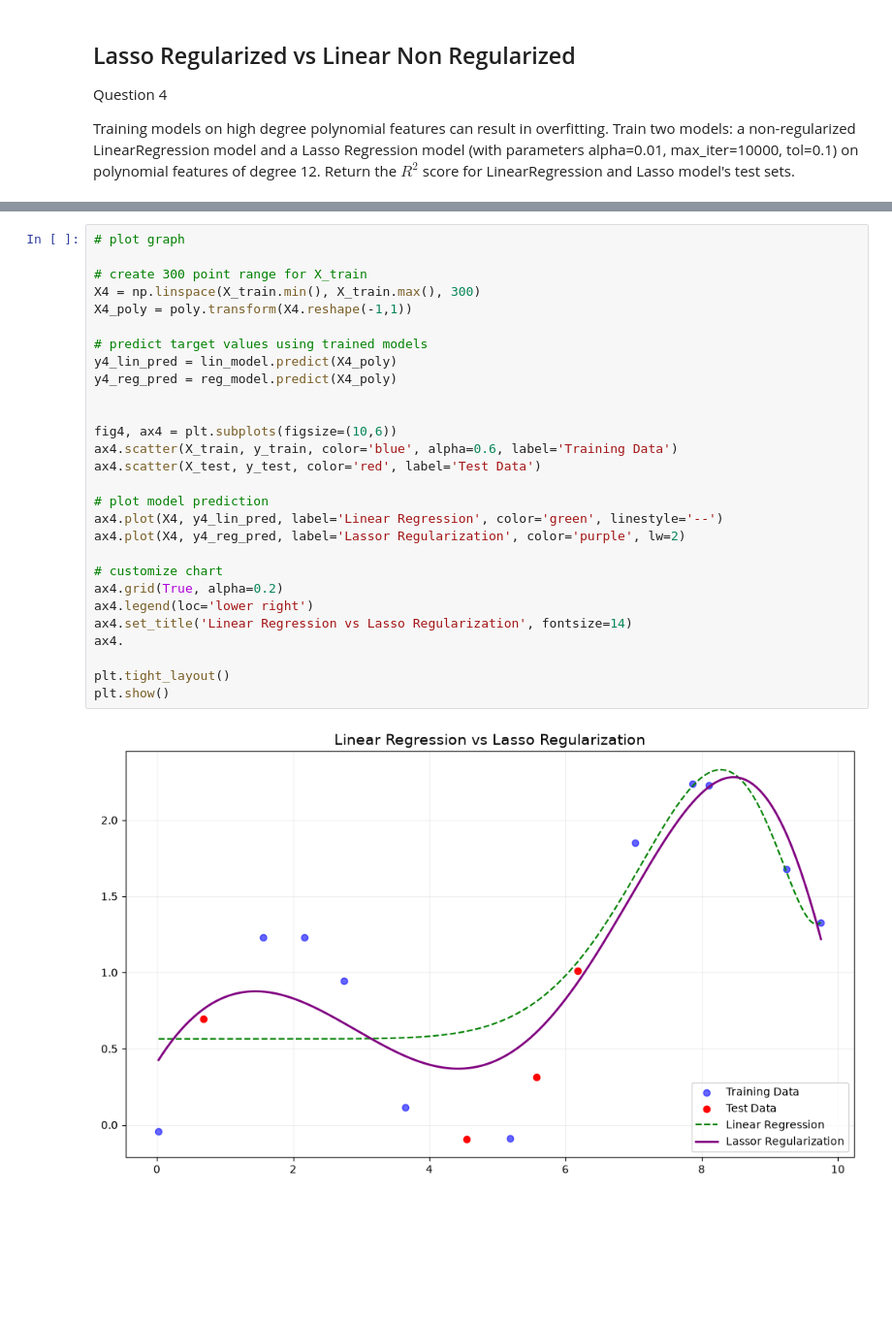
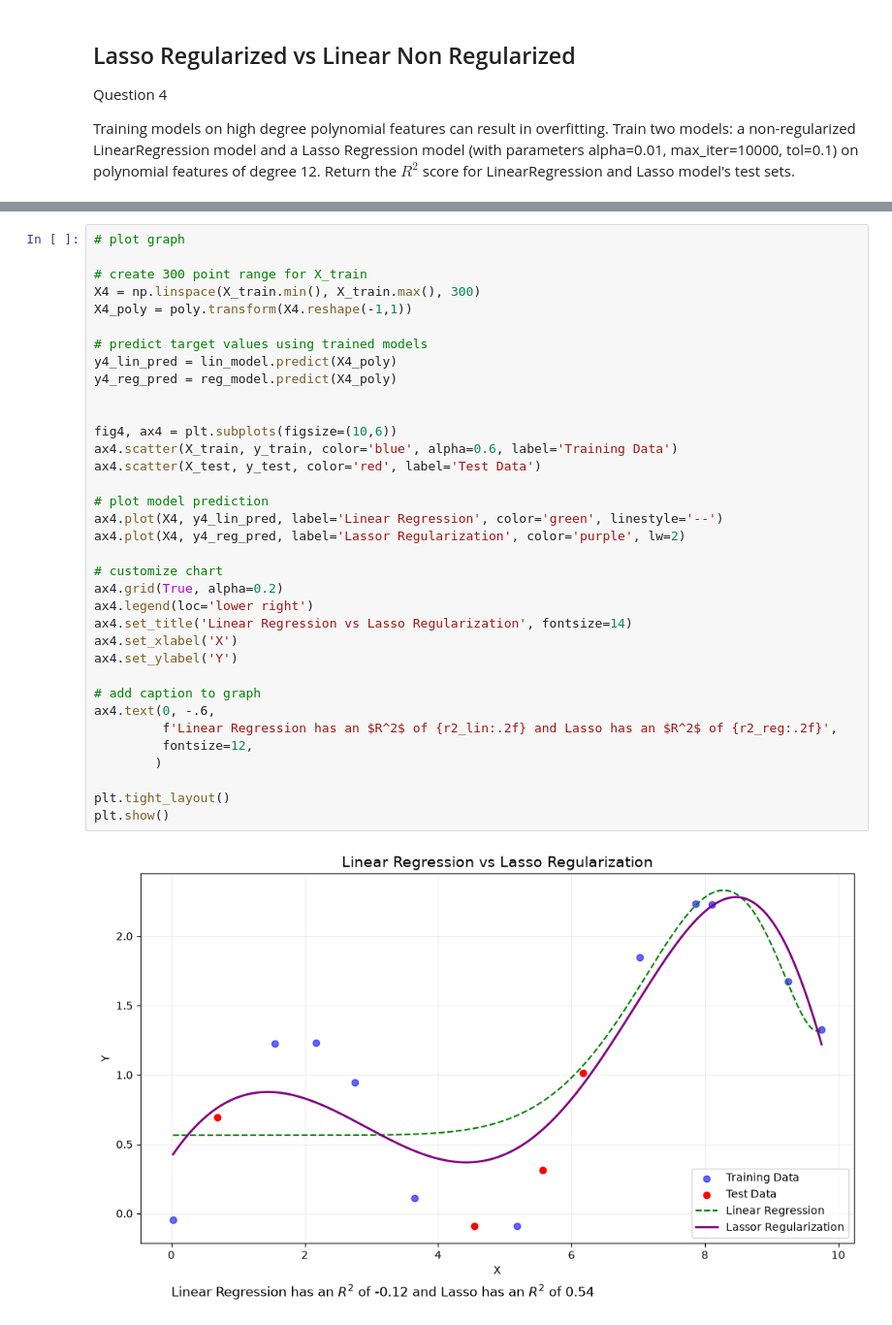
Before and after one commit to danieluyere/Data-Analysis-Practice, a Jupyter notebook: Machine-Learning-Tutorial/michigan-data-sci.ipynb, the cells around one changed output, grey strips where cells are left out. Shown at 97% size. Cells and saved outputs as stored; diff of their text form; blank space fills up the shorter version.

Commit message:
added values of R2 to graph

```diff
--- a/Machine-Learning-Tutorial/michigan-data-sci.ipynb
+++ b/Machine-Learning-Tutorial/michigan-data-sci.ipynb
@@ -196,30 +197,37 @@ print(r2_score(y_test, y_reg_pred))
 # %%
 # plot graph
 
 # create 300 point range for X_train
 X4 = np.linspace(X_train.min(), X_train.max(), 300)
 X4_poly = poly.transform(X4.reshape(-1,1))
 
 # predict target values using trained models
 y4_lin_pred = lin_model.predict(X4_poly)
 y4_reg_pred = reg_model.predict(X4_poly)
 
 
 fig4, ax4 = plt.subplots(figsize=(10,6))
 ax4.scatter(X_train, y_train, color='blue', alpha=0.6, label='Training Data')
 ax4.scatter(X_test, y_test, color='red', label='Test Data')
 
 # plot model prediction
 ax4.plot(X4, y4_lin_pred, label='Linear Regression', color='green', linestyle='--')
 ax4.plot(X4, y4_reg_pred, label='Lassor Regularization', color='purple', lw=2)
 
 # customize chart
 ax4.grid(True, alpha=0.2)
 ax4.legend(loc='lower right')
 ax4.set_title('Linear Regression vs Lasso Regularization', fontsize=14)
-ax4.
+ax4.set_xlabel('X')
+ax4.set_ylabel('Y')
+
+# add caption to graph
+ax4.text(0, -.6,
+         f'Linear Regression has an $R^2$ of {r2_lin:.2f} and Lasso has an $R^2$ of {r2_reg:.2f}',
+         fontsize=12,
+        )
 
 plt.tight_layout()
 plt.show()
 # %% [output]
-[figure, old version]
+[figure, new version]
```
Also changed, not shown: parts of 1 cell of this notebook.
